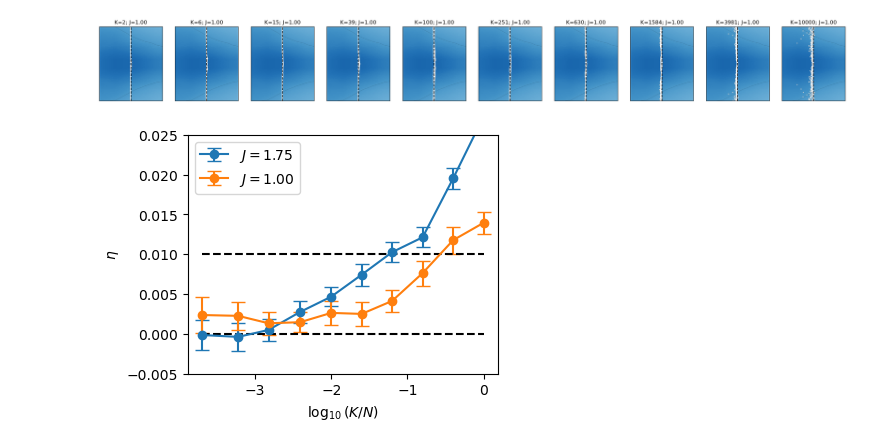
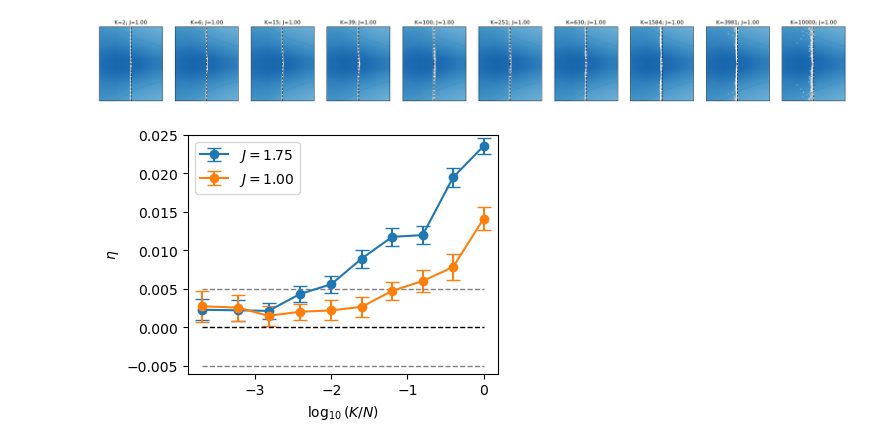
Before and after one commit to znicolaou/kuramoto_dmd, a Jupyter notebook: dmdplot.ipynb, the cells around one changed output. Saved outputs shown, nothing was run; the diff lists cells and outputs as text; code cells hidden in the pictures.

Commit message:
figure update

```diff
--- a/dmdplot.ipynb
+++ b/dmdplot.ipynb
@@ -83,7 +83,7 @@ plt.show()
 # %%
 resmin=1E-5
 resmax=1E-10
-rescrit=1E-7
+rescrit=5E-8
 filebases=['data/dmd2/10000/2','data/dmd/10000/2','data/dmd/10000/10000']
 # %%
 for D in ['1','2','3','4','5']:
@@ -455,38 +471,38 @@ for filebase0 in filebases3:
         N=int(N)
         K=int(K)
         file.close()
         evals1=np.load('%s/%sevals.npy'%(filebase0,D))
         res1=np.load('%s/%sres.npy'%(filebase0,D))
         inds=np.where(res1<rescrit)[0]
         xs1=np.real(np.log(evals1)/dt)
         posinds=np.where(xs1[inds]>0)[0]
         std0=np.mean(xs1[inds][posinds])
         means2=means2+[np.mean(xs1[inds])]
         stds2=stds2+[5*std0/len(inds)**0.5]
         Ks2=Ks2+[K]
     except:
         continue
 
 Ks2=np.array(Ks2)
 means2=np.array(means2)
 stds2=np.array(stds2)
 order2=np.argsort(Ks2)
 
 plt.figure(figsize=(4,3),layout='constrained')
 plt.errorbar(np.log(Ks[order]/N)/np.log(10),-means[order],yerr=stds[order],marker='o',label='$J=1.75$',capsize=5)
 plt.errorbar(np.log(Ks2[order2]/N)/np.log(10),-means2[order2],yerr=stds2[order2],marker='o',label='$J=1.00$',capsize=5)
 
-plt.plot(np.log(Ks2[order2]/N)/np.log(10),1/t1*np.ones(len(Ks2[order2])),ls='--',color='black')
-plt.plot(np.log(Ks2[order2]/N)/np.log(10),0*np.ones(len(Ks2[order2])),ls='--',color='black')
-plt.ylim(-0.005,0.025)
+plt.plot(np.log(Ks2[order2]/N)/np.log(10),1/t1/2*np.ones(len(Ks2[order2])),ls='--',color='grey',lw=1)
+plt.plot(np.log(Ks2[order2]/N)/np.log(10),-1/t1/2*np.ones(len(Ks2[order2])),ls='--',color='grey',lw=1)
+plt.plot(np.log(Ks2[order2]/N)/np.log(10),0*np.ones(len(Ks2[order2])),ls='--',color='black', lw=1)
+plt.ylim(-0.006,0.025)
 plt.legend()
 plt.xlabel(r'$\log_{10}(K/N)$')
-# plt.ylabel(r'$-\overline{\mathrm{Re}(\mu)}$')
 plt.ylabel(r'$\eta$')
 plt.savefig('glassyorder.pdf')
 plt.show()
 # %% [output]
-[figure, old version]
+[figure, new version]
 # %%
 for filebase0 in ['data/dmd/10000/10000/']:
     plt.subplots(1,4,figsize=(12,2),layout='constrained')
```
Also changed, not shown: parts of 6 cells of this notebook, 2 other files.
